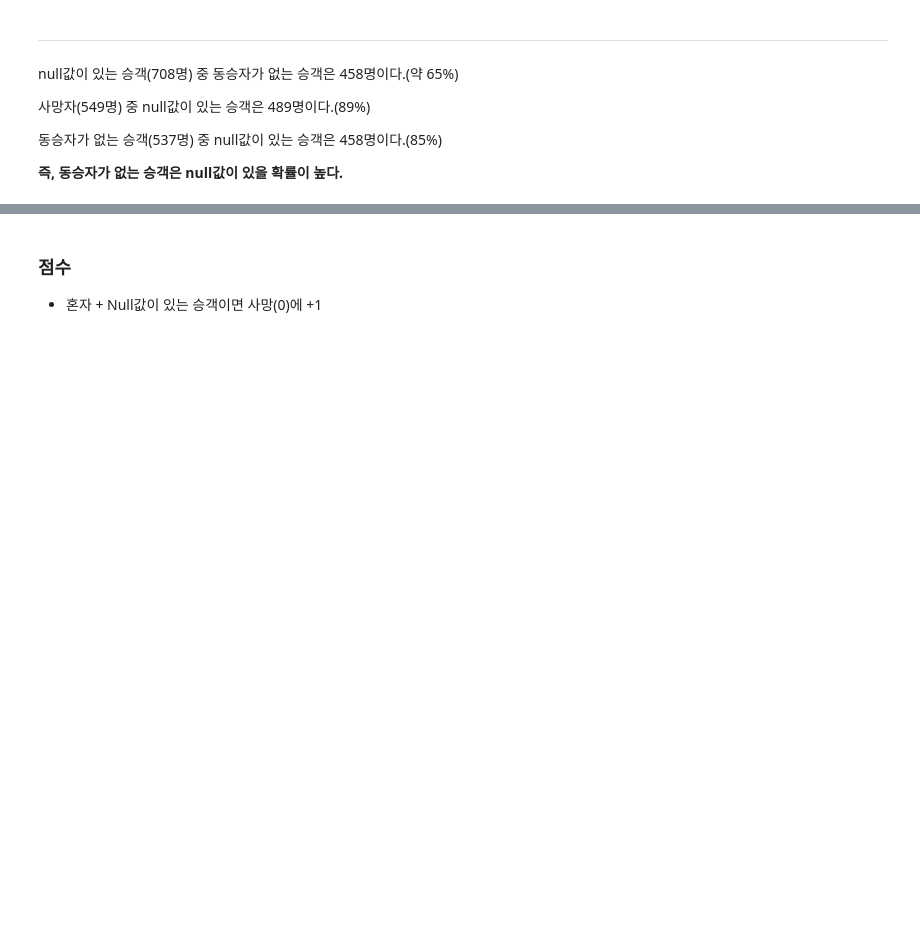
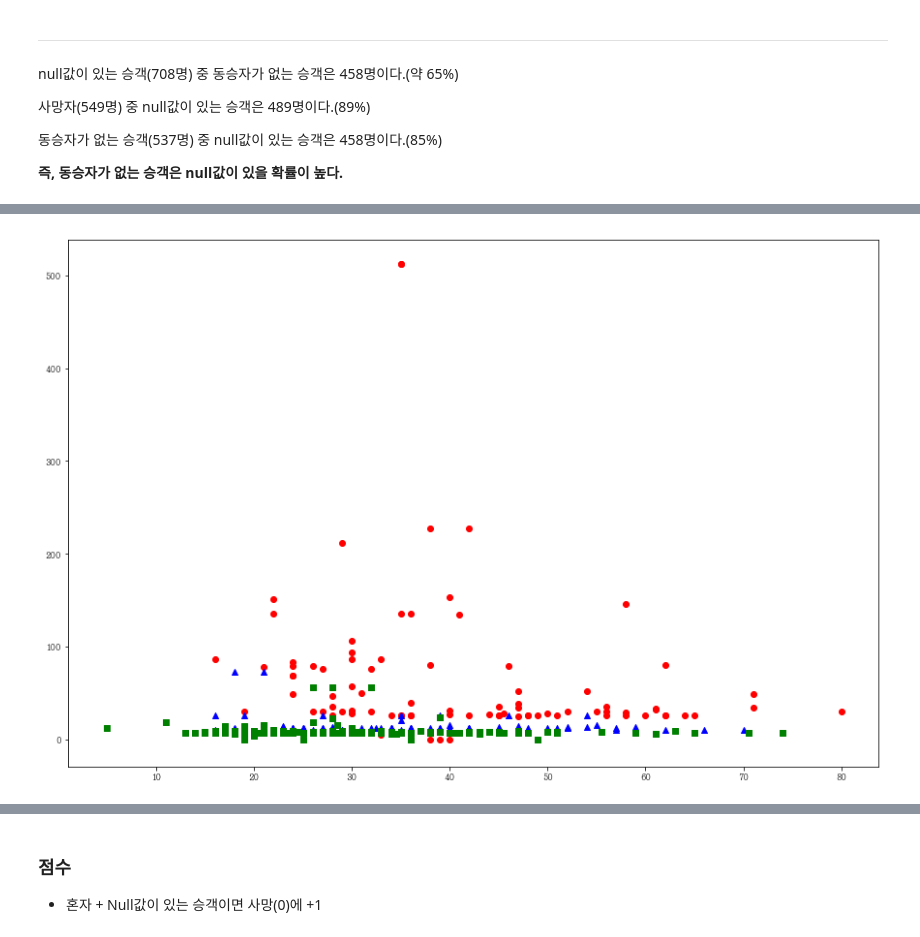
Before and after one commit to Abdumaleek/Kaggle-Titanic, a Jupyter notebook: New Titanic.ipynb, the cells around one changed output, grey strips where cells are left out. Cells and saved outputs as stored; diff of their text form; code cells hidden in the pictures; blank space fills up the shorter version.

```diff
--- a/New Titanic.ipynb
+++ b/New Titanic.ipynb
@@ -141,0 +346,5 @@ Survived_num = 342
+# %%
+#test도 적용
+for c, idx in zip(test.loc[test.Cabin.notnull()].Cabin, test.loc[test.Cabin.notnull()].index):
+    test.set_value(idx,'Cabin', Cabin_dict[c[0].upper()])
+test[test['Cabin'].notnull()].head(5)
@@ -280,3 +671,14 @@ null값이 있는 승객(708명) 중 동승자가 없는 승객은 458명이다.
+# %%
+c = {1 : 'r', 2 : 'b', 3:'g'}
+m = {1 : 'o', 2 : '^', 3:'s'}
+plt.figure(figsize=[15,10])
+# Alone_df['Embarked'] = Alone_df['Embarked'].astype('category')
+# Alone_df['Embarked'].cat.categories = [1,2,3]
+for i in range(1,4):
+    plt.scatter( Alone_df.loc[Alone_df.Pclass == i].Age\
+                , Alone_df.loc[Alone_df.Pclass==i].Fare, color = c[i], marker = m[i], label =i, zorder = 100)
+# %% [output]
+[figure, added]
 # %% [markdown]
 ---------------------------
 ### 결론
```
Also changed, not shown: parts of 78 cells of this notebook.
